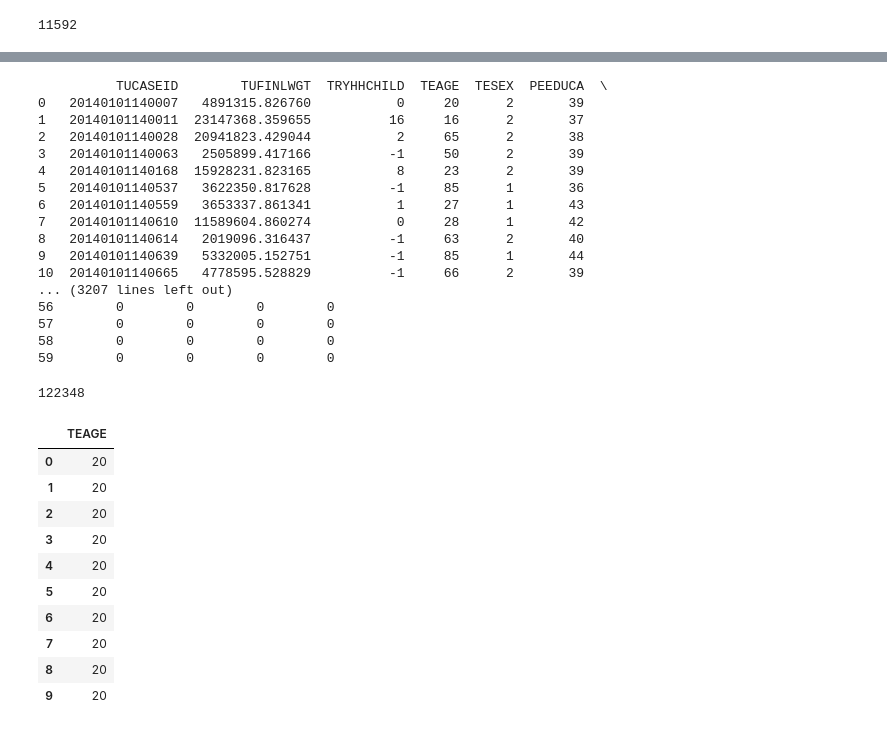
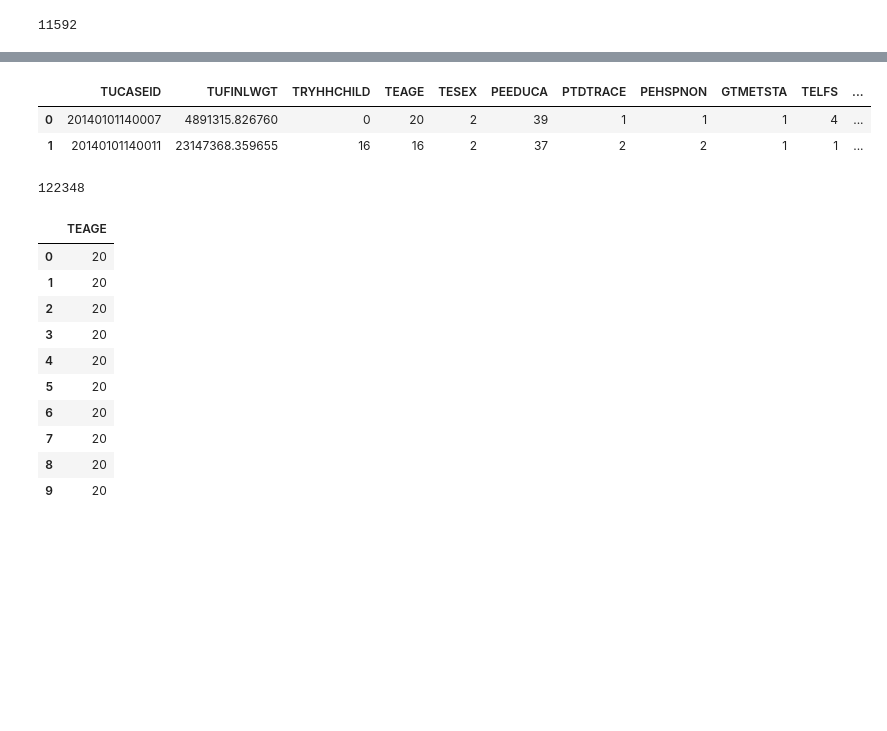
Before and after one commit to ahartz1/atus-analysis, a Jupyter notebook: atus-analysis.ipynb, the cells around one changed output, grey strips where cells are left out. Cells and saved outputs as stored; diff of their text form; code cells hidden in the pictures; blank space fills up the shorter version.

```diff
--- a/atus-analysis.ipynb
+++ b/atus-analysis.ipynb
@@ -72,25 +72,11 @@ activity.head()
 | 4 | 20140101140007 | 5 | 4 | 30 | 30 | 0 | -1 | 30 | -1 | ... |
 # %%
 summary = summary.rename(columns={'tucaseid': 'TUCASEID'})
-summary.head(60)
+summary.head(2)
 # %% [output]
-          TUCASEID        TUFINLWGT  TRYHHCHILD  TEAGE  TESEX  PEEDUCA  \
-0   20140101140007   4891315.826760           0     20      2       39
-1   20140101140011  23147368.359655          16     16      2       37
-2   20140101140028  20941823.429044           2     65      2       38
-3   20140101140063   2505899.417166          -1     50      2       39
-4   20140101140168  15928231.823165           8     23      2       39
-5   20140101140537   3622350.817628          -1     85      1       36
-6   20140101140559   3653337.861341           1     27      1       43
-7   20140101140610  11589604.860274           0     28      1       42
-8   20140101140614   2019096.316437          -1     63      2       40
-9   20140101140639   5332005.152751          -1     85      1       44
-10  20140101140665   4778595.528829          -1     66      2       39
-... (3207 lines left out)
-56        0        0        0        0
-57        0        0        0        0
-58        0        0        0        0
-59        0        0        0        0
+|  | TUCASEID | TUFINLWGT | TRYHHCHILD | TEAGE | TESEX | PEEDUCA | PTDTRACE | PEHSPNON | GTMETSTA | TELFS | ... |
+| 0 | 20140101140007 | 4891315.826760 | 0 | 20 | 2 | 39 | 1 | 1 | 1 | 4 | ... |
+| 1 | 20140101140011 | 23147368.359655 | 16 | 16 | 2 | 37 | 2 | 2 | 1 | 1 | ... |
 # %%
 merged = pd.merge(summary, activity)
 # %%
```
Also changed, not shown: parts of 2 cells of this notebook.
